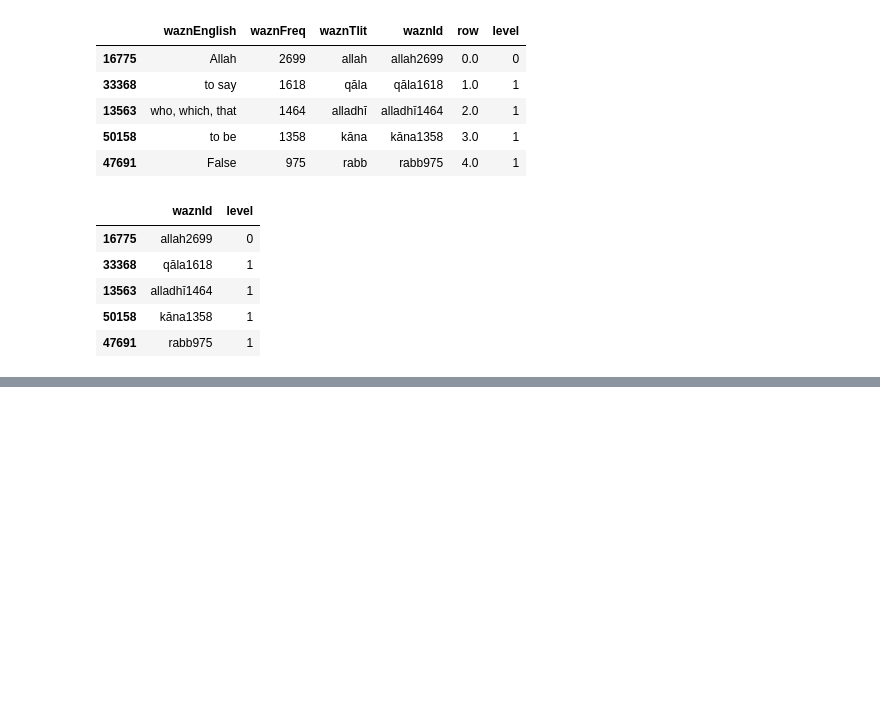
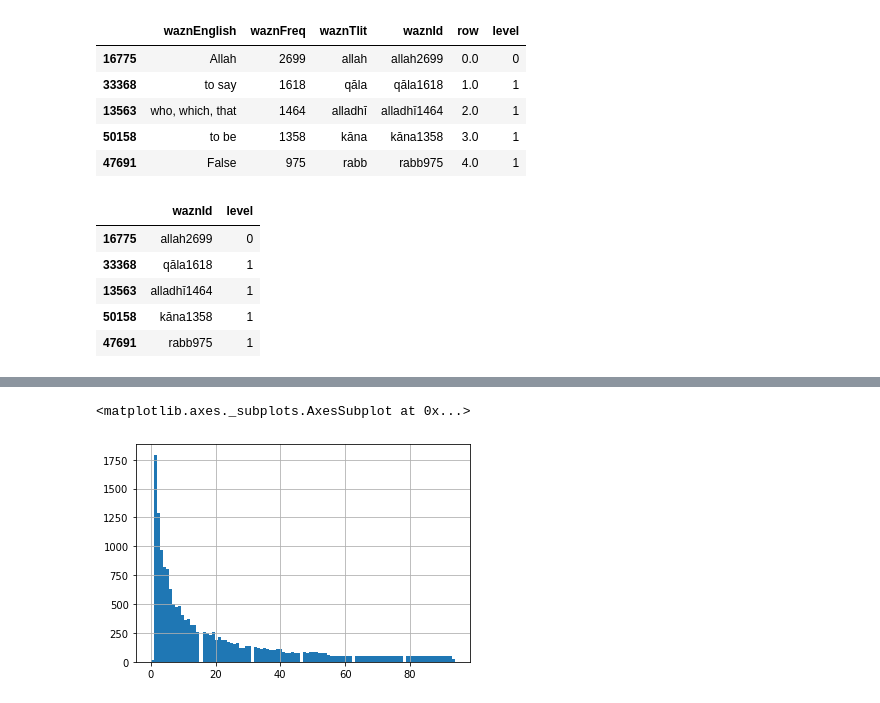
Before and after one commit to sayemmh/project-zayd-api, a Jupyter notebook: wazn_levels.ipynb, the cells around one changed output, grey strips where cells are left out. Cells and saved outputs as stored; diff of their text form; code cells hidden in the pictures; blank space fills up the shorter version.

```diff
--- a/wazn_levels.ipynb
+++ b/wazn_levels.ipynb
@@ -166 +196,6 @@ with open("outputs/wazn_levels.json", 'w') as f:
     ujson.dump(levels_dict, f, ensure_ascii=False, indent=4)
+# %%
+swl['level'].hist(bins=100)
+# %% [output]
+<matplotlib.axes._subplots.AxesSubplot at 0x...>
+[figure, added]
```
Also changed, not shown: parts of 13 cells of this notebook, 4 other files.
